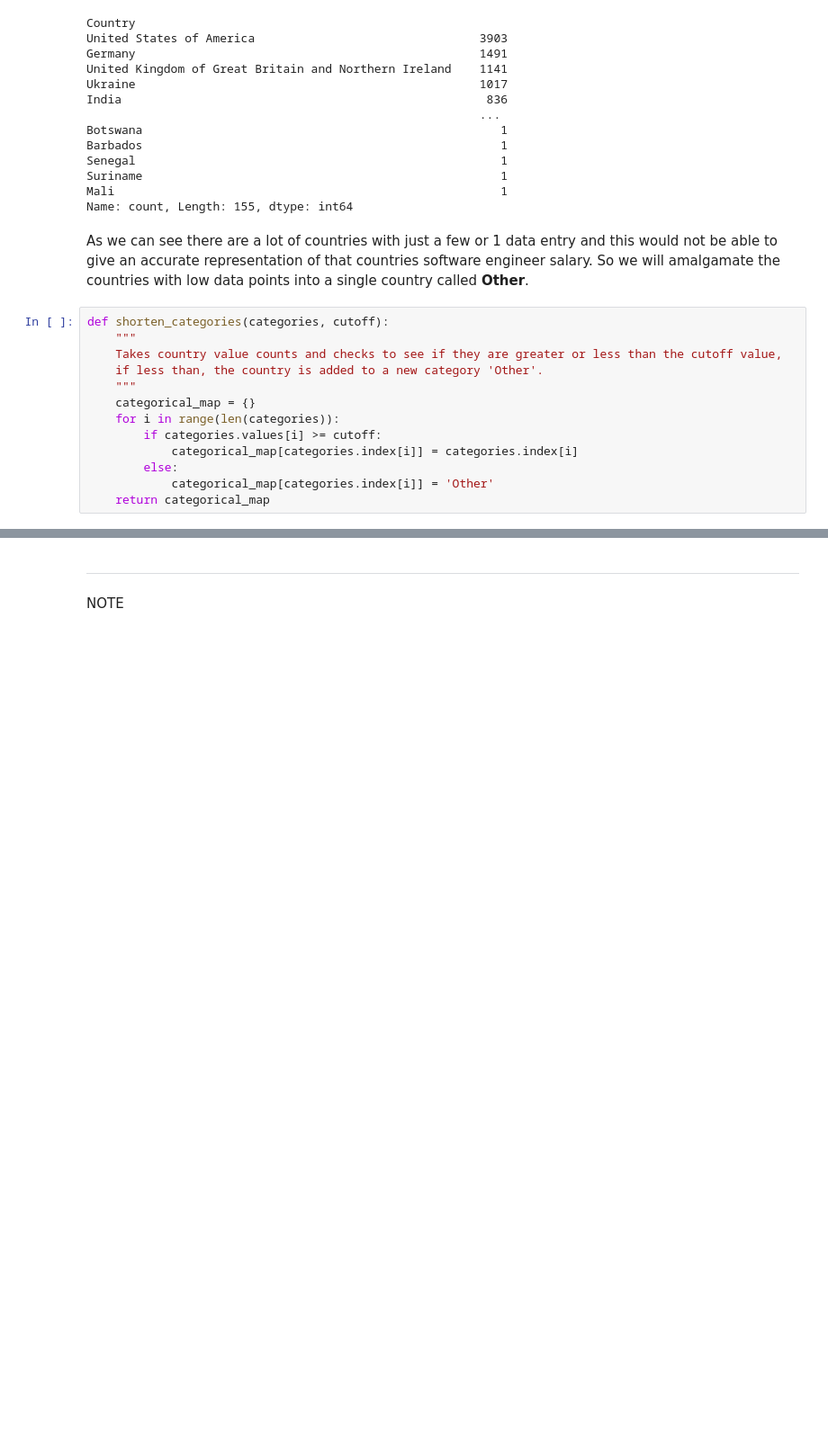
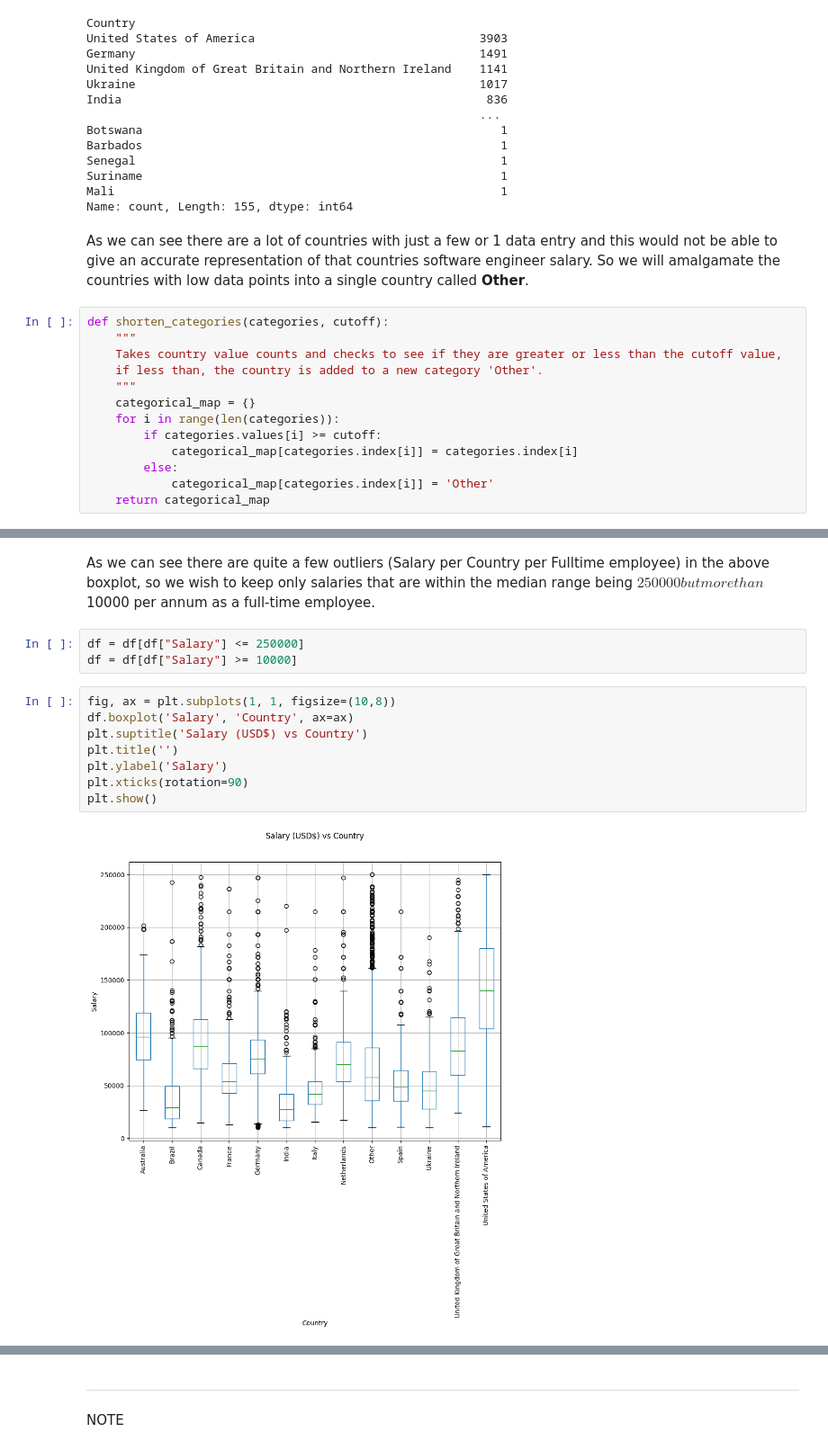
Before and after one commit to P1G30N17/portfolio-project-5, a Jupyter notebook: jupyter_notebooks/01_Data_Collection_and_Cleaning.ipynb, the cells around one changed output, grey strips where cells are left out. Shown at 90% size. Cells and saved outputs as stored; diff of their text form; blank space fills up the shorter version.

```diff
--- a/jupyter_notebooks/01_Data_Collection_and_Cleaning.ipynb
+++ b/jupyter_notebooks/01_Data_Collection_and_Cleaning.ipynb
@@ -198,0 +231,15 @@ We set the 'cutoff' value to 400 so as to give us a good amount of data amalgama
+# %% [markdown]
+As we can see there are quite a few outliers (Salary per Country per Fulltime employee) in the above boxplot, so we wish to keep only salaries that are within the median range being $250000 but more than $10000 per annum as a full-time employee.
+# %%
+df = df[df["Salary"] <= 250000]
+df = df[df["Salary"] >= 10000]
+# %%
+fig, ax = plt.subplots(1, 1, figsize=(10,8))
+df.boxplot('Salary', 'Country', ax=ax)
+plt.suptitle('Salary (USD$) vs Country')
+plt.title('')
+plt.ylabel('Salary')
+plt.xticks(rotation=90)
+plt.show()
+# %% [output]
+[figure, added]
```
Also changed, not shown: parts of 6 cells of this notebook.
